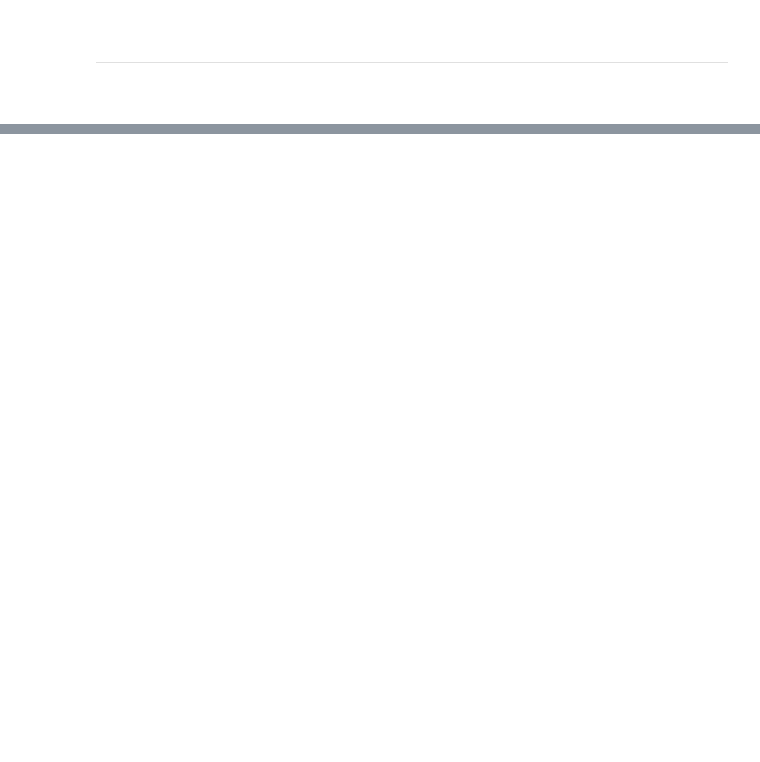
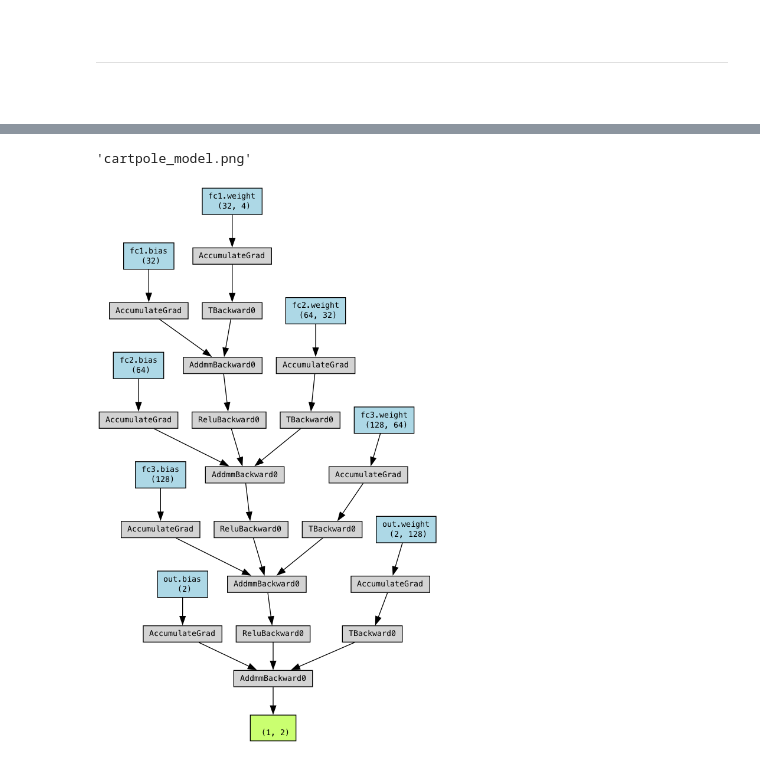
Before and after one commit to AnninaDelacour/rdl_assignment4, a Jupyter notebook: Cart_Pole_Annina.ipynb, the cells around one changed output, grey strips where cells are left out. Saved outputs shown, nothing was run; the diff lists cells and outputs as text; code cells hidden in the pictures; blank space fills up the shorter version.

```diff
--- a/Cart_Pole_Annina.ipynb
+++ b/Cart_Pole_Annina.ipynb
@@ -450,0 +559,10 @@ NameError: name 'episodes' is not defined
+# %%
+dummy_input = torch.zeros(1, 4)
+output = agent.q_network(dummy_input)
+make_dot(output, params=dict(agent.q_network.named_parameters())).render("cartpole_model", format="png")
+# %% [output]
+'cartpole_model.png'
+# %%
+Image("cartpole_model.png")
+# %% [output]
+[figure, added]
```
Also changed, not shown: parts of 40 cells of this notebook, 5 other files.
